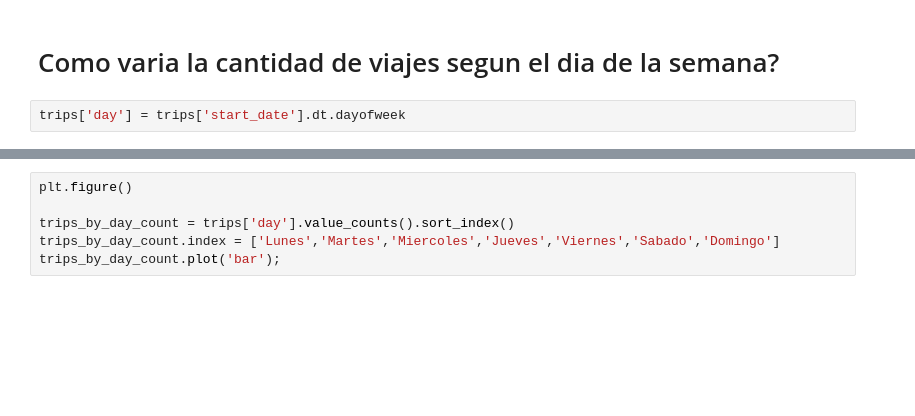
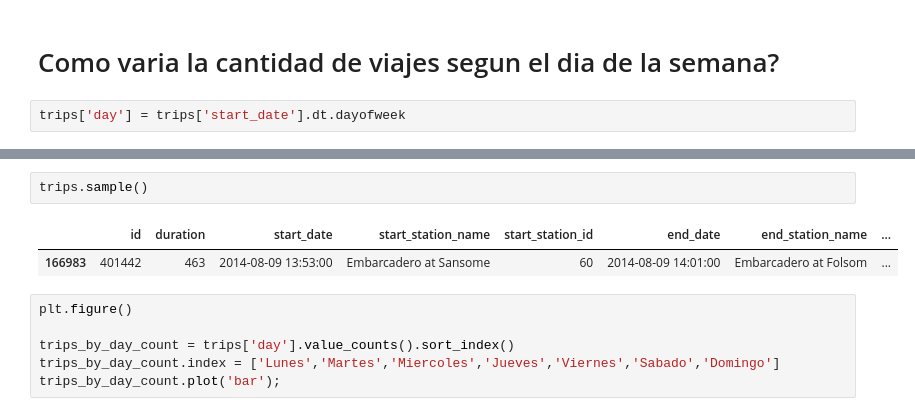
Before and after one commit to Azowyl/TP-Datos, a Jupyter notebook: TP.ipynb, the cells around one changed output, grey strips where cells are left out. Saved outputs shown, nothing was run; the diff lists cells and outputs as text; blank space fills up the shorter version.

```diff
--- a/TP.ipynb
+++ b/TP.ipynb
@@ -31,3 +109,8 @@ trips['day'] = trips['start_date'].dt.dayofweek
+# %%
+trips.sample()
+# %% [output]
+|  | id | duration | start_date | start_station_name | start_station_id | end_date | end_station_name | ... |
+| 166983 | 401442 | 463 | 2014-08-09 13:53:00 | Embarcadero at Sansome | 60 | 2014-08-09 14:01:00 | Embarcadero at Folsom | ... |
 # %%
 plt.figure()
 
```
Also changed, not shown: parts of 14 cells of this notebook.
